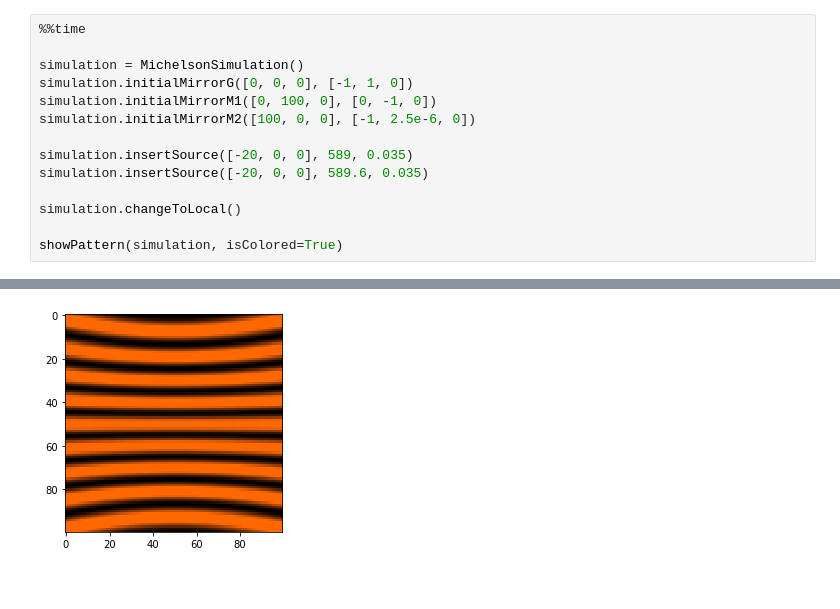
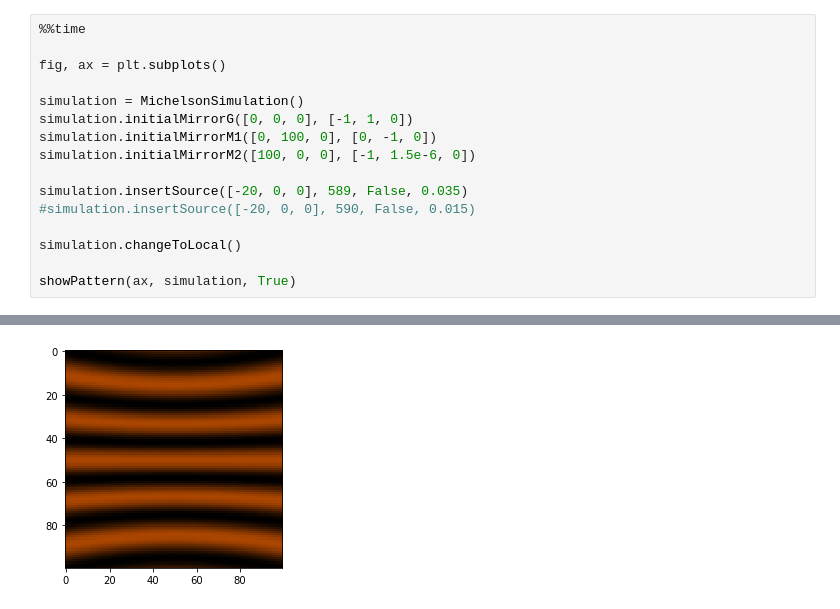
Before and after one commit to royess/RealMichelson, a Jupyter notebook: colored_examples.ipynb, the cells around one changed output, grey strips where cells are left out. Saved outputs shown, nothing was run; the diff lists cells and outputs as text.

```diff
--- a/colored_examples.ipynb
+++ b/colored_examples.ipynb
@@ -40,16 +42,18 @@ Wall time: 7.76 s
 [figure]
 # %%
 %%time
+
+fig, ax = plt.subplots()
 
 simulation = MichelsonSimulation()
 simulation.initialMirrorG([0, 0, 0], [-1, 1, 0])
 simulation.initialMirrorM1([0, 100, 0], [0, -1, 0])
-simulation.initialMirrorM2([100, 0, 0], [-1, 2.5e-6, 0])
+simulation.initialMirrorM2([100, 0, 0], [-1, 1.5e-6, 0])
 
-simulation.insertSource([-20, 0, 0], 589, 0.035)
-simulation.insertSource([-20, 0, 0], 589.6, 0.035)
+simulation.insertSource([-20, 0, 0], 589, False, 0.035)
+#simulation.insertSource([-20, 0, 0], 590, False, 0.015)
 
 simulation.changeToLocal()
 
-showPattern(simulation, isColored=True)
+showPattern(ax, simulation, True)
 # %% [output]
@@ -57 +61 @@ Wall time: 682 ms
-[figure, old version]
+[figure, new version]
```
Also changed, not shown: parts of 13 cells of this notebook, 2 other files.
